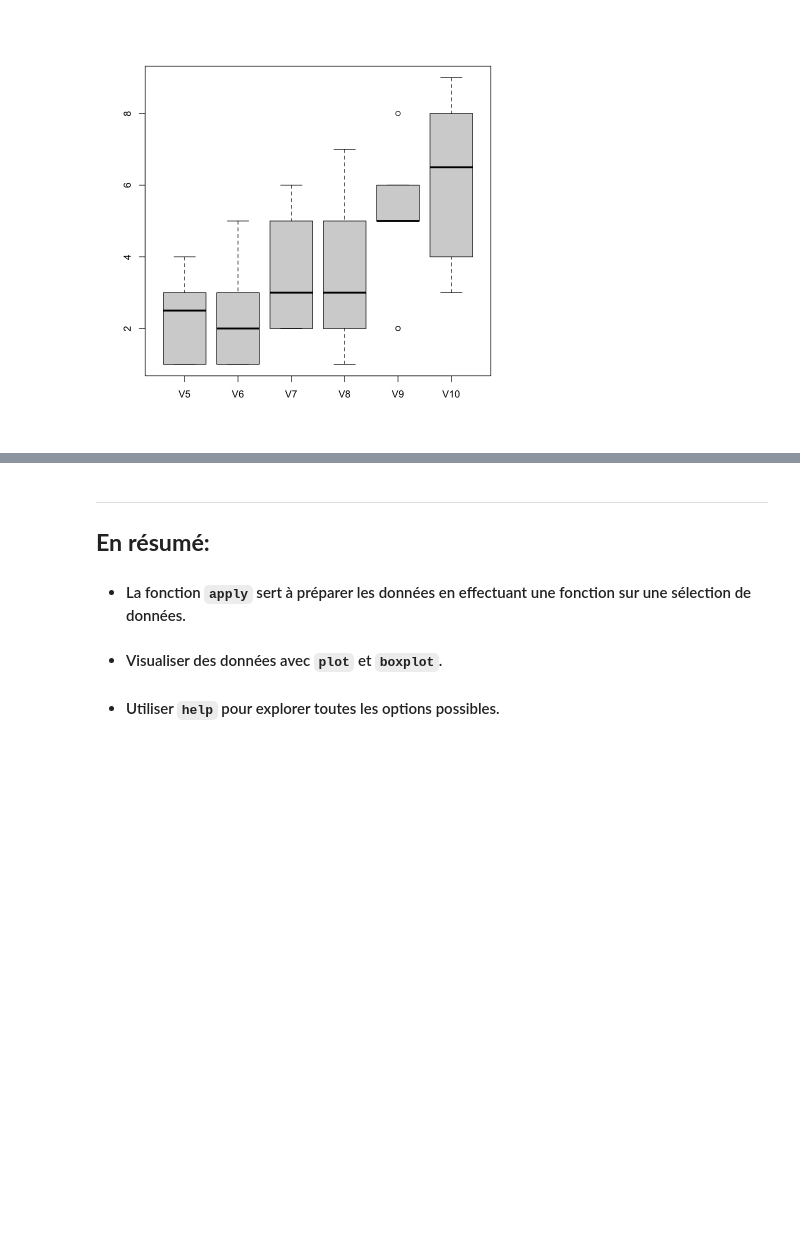
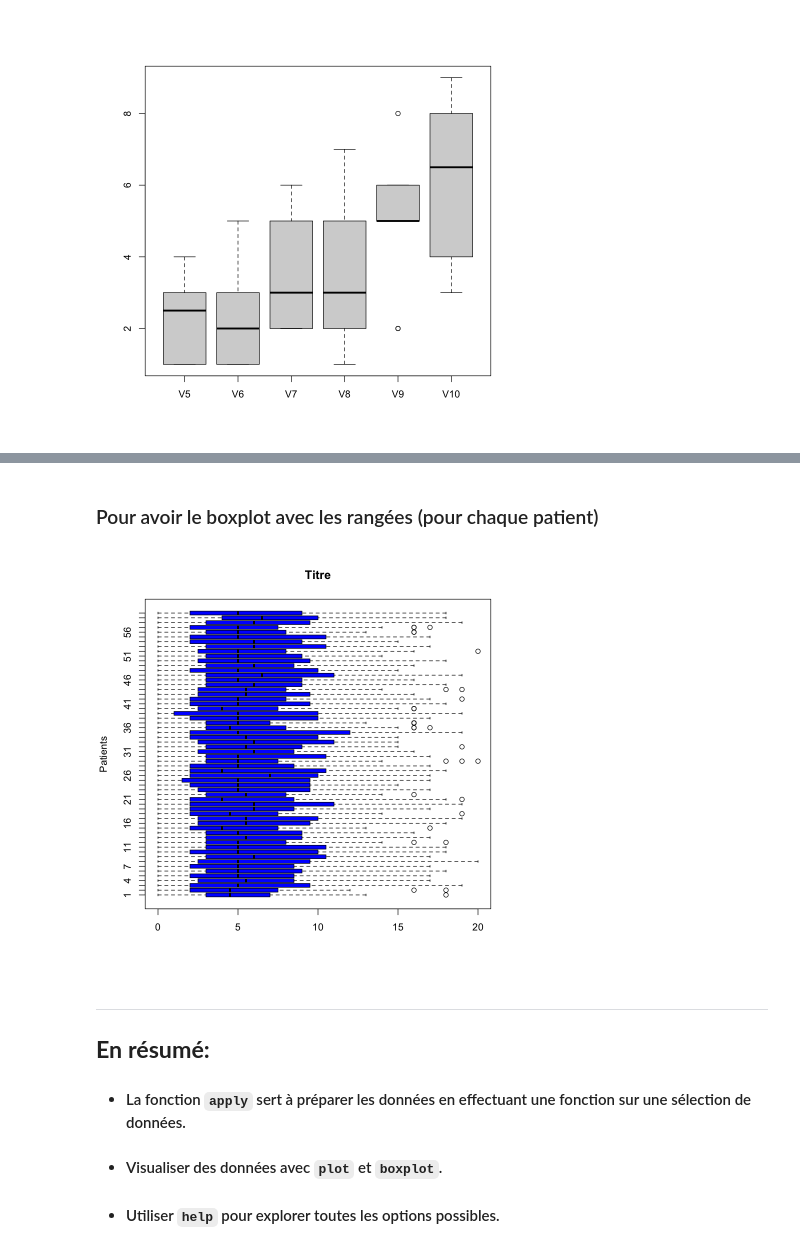
Before and after one commit to hgingras/Formation-R, a Jupyter notebook: 06-LesGraphiques.ipynb, the cells around one changed output, grey strips where cells are left out. Saved outputs shown, nothing was run; the diff lists cells and outputs as text; code cells hidden in the pictures; blank space fills up the shorter version.

Commit message:
Avec les empty tags

```diff
--- a/06-LesGraphiques.ipynb
+++ b/06-LesGraphiques.ipynb
@@ -262,3 +274,9 @@ boxplot(dat[1:40,c(5,4,8,1)])
+# %% [markdown]
+### Pour avoir le boxplot avec les rangées (pour chaque patient)
+# %%
+boxplot(t(dat), ylab = "Patients", horizontal=TRUE, col = "blue", main = "Titre")
+# %% [output]
+[figure, added]
 # %% [markdown]
 ---
 ## **En résumé:**
```
Also changed, not shown: parts of 11 cells of this notebook, 6 other files.
